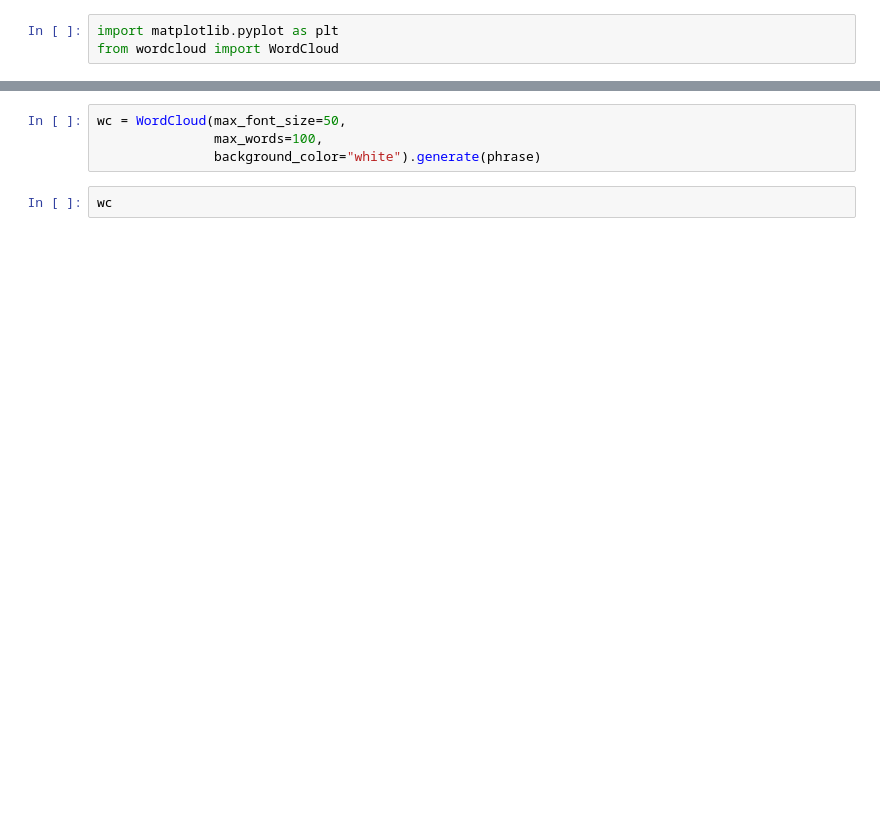
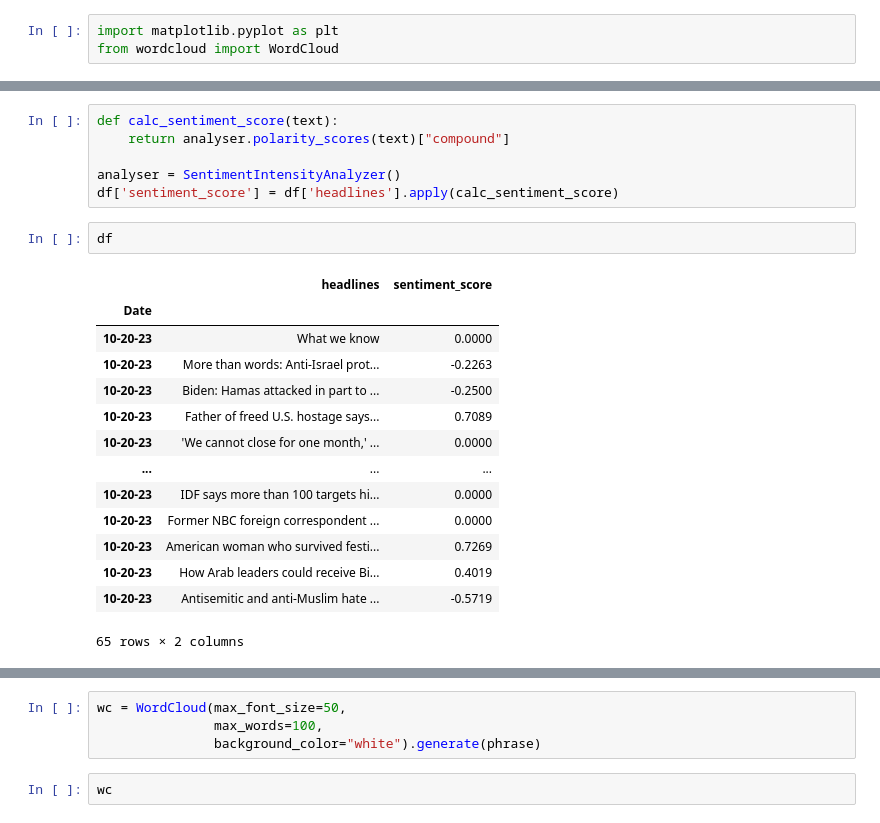
Before and after one commit to salasouza/wordanalysis, a Jupyter notebook: wordcloud.ipynb, the cells around one changed output, grey strips where cells are left out. Cells and saved outputs as stored; diff of their text form; blank space fills up the shorter version.

```diff
--- a/wordcloud.ipynb
+++ b/wordcloud.ipynb
@@ -49,0 +148,23 @@ phrase
+# %%
+def calc_sentiment_score(text):
+    return analyser.polarity_scores(text)["compound"]
+
+analyser = SentimentIntensityAnalyzer()
+df['sentiment_score'] = df['headlines'].apply(calc_sentiment_score)
+# %%
+df
+# %% [output]
+|  | headlines | sentiment_score |
+| Date |  |  |
+| 10-20-23 | What we know | 0.0000 |
+| 10-20-23 | More than words: Anti-Israel prot... | -0.2263 |
+| 10-20-23 | Biden: Hamas attacked in part to ... | -0.2500 |
+| 10-20-23 | Father of freed U.S. hostage says... | 0.7089 |
+| 10-20-23 | 'We cannot close for one month,' ... | 0.0000 |
+| ... | ... | ... |
+| 10-20-23 | IDF says more than 100 targets hi... | 0.0000 |
+| 10-20-23 | Former NBC foreign correspondent ... | 0.0000 |
+| 10-20-23 | American woman who survived festi... | 0.7269 |
+| 10-20-23 | How Arab leaders could receive Bi... | 0.4019 |
+| 10-20-23 | Antisemitic and anti-Muslim hate ... | -0.5719 |
+65 rows × 2 columns
```
Also changed, not shown: parts of 29 cells of this notebook, 1 other file.
